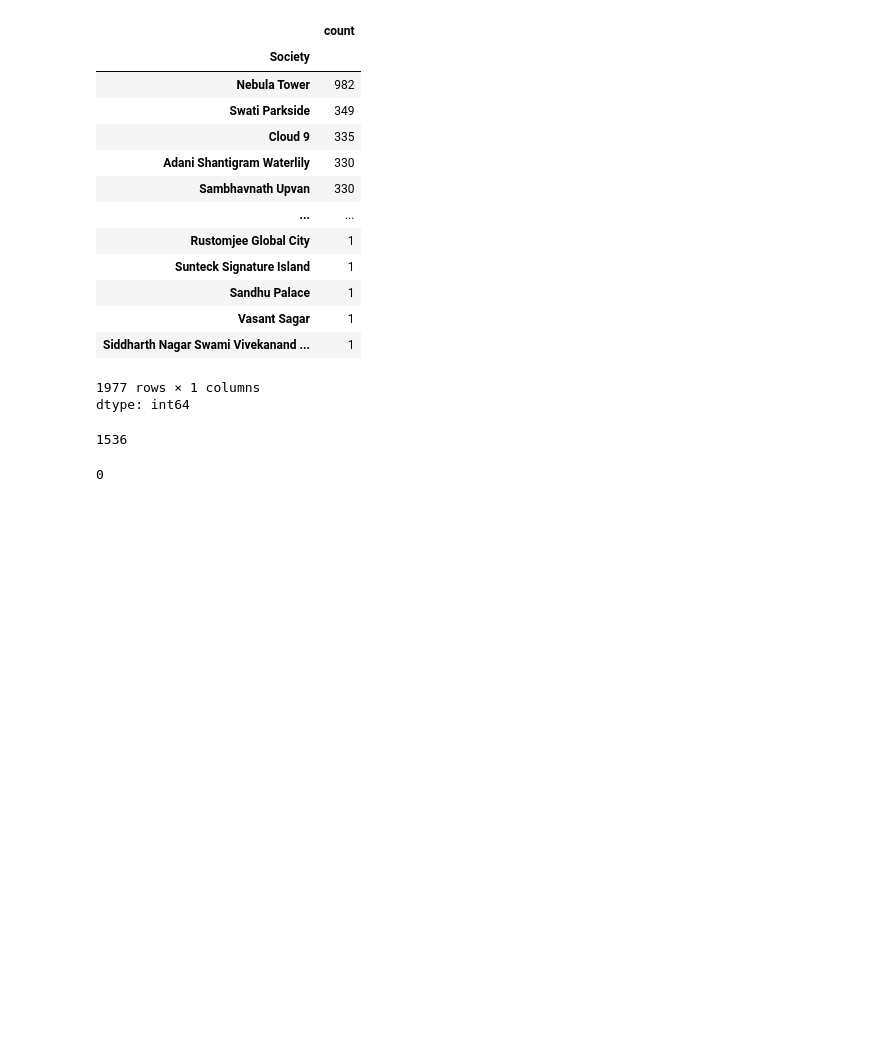
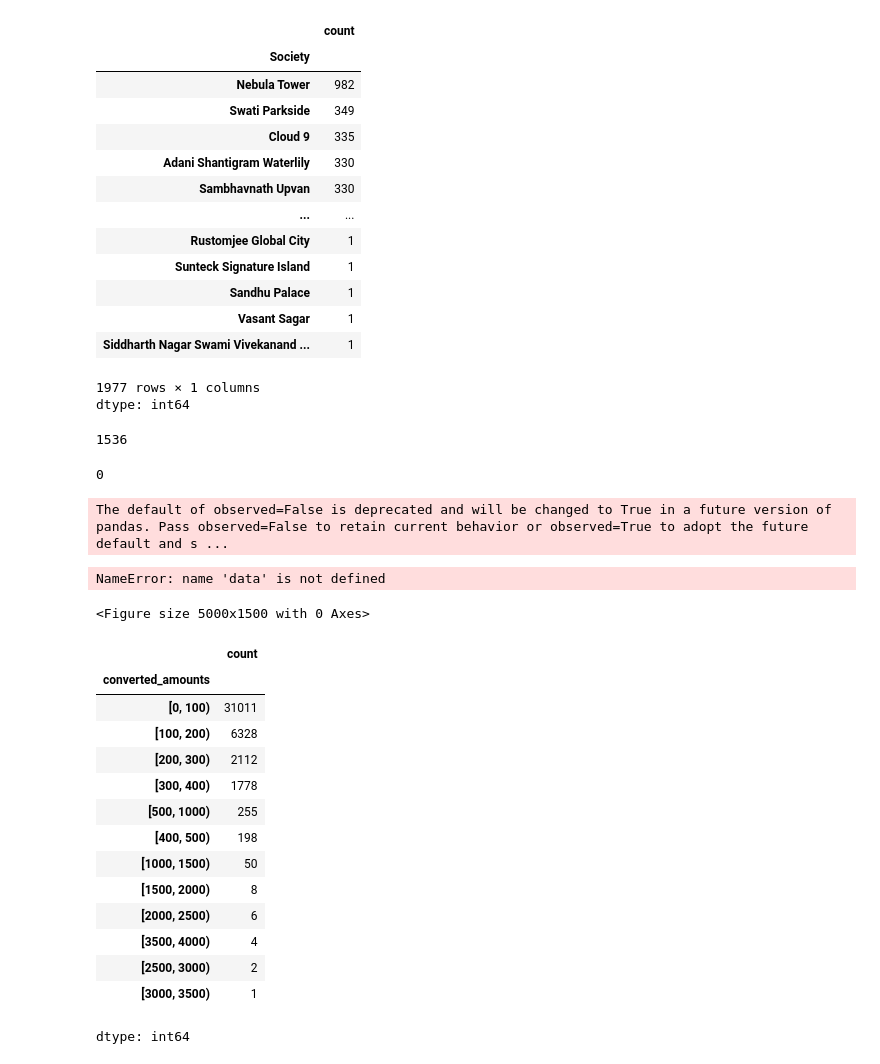
Before and after one commit to Trusha216/AI-ML-internship, a Jupyter notebook: house_prices.ipynb, the cells around one changed output. Drawn from its saved outputs; the diff is of its cells as text; code cells hidden in the pictures; blank space fills up the shorter version.

```diff
--- a/house_prices.ipynb
+++ b/house_prices.ipynb
@@ -951,0 +915,35 @@ data['Current Floor'].isna().sum()
+# %%
+df_grouped=data.groupby(['converted_amounts','location']).size().unstack(fill_value=0)
+# %% [output]
+The default of observed=False is deprecated and will be changed to True in a future version of pandas. Pass observed=False to retain current behavior or observed=True to adopt the future default and s ...
+# %%
+import matplotlib.pyplot as plt
+
+
+plt.figure(figsize=(50,15))
+#df_grouped.plot(kind='bar',stacked=True,colormap='magma',width=0.6)
+df_grouped = data.groupby([ 'Current Floor','location']).size().unstack()
+df_grouped.plot(kind='bar', stacked=True, colormap='magma')
+plt.xlabel('x')
+plt.ylabel('y')
+# %% [output]
+NameError: name 'data' is not defined
+<Figure size 5000x1500 with 0 Axes>
+# %%
+data['converted_amounts'].value_counts()
+# %% [output]
+|  | count |
+| converted_amounts |  |
+| [0, 100) | 31011 |
+| [100, 200) | 6328 |
+| [200, 300) | 2112 |
+| [300, 400) | 1778 |
+| [500, 1000) | 255 |
+| [400, 500) | 198 |
+| [1000, 1500) | 50 |
+| [1500, 2000) | 8 |
+| [2000, 2500) | 6 |
+| [3500, 4000) | 4 |
+| [2500, 3000) | 2 |
+| [3000, 3500) | 1 |
+dtype: int64
```
Also changed, not shown: parts of 34 cells of this notebook.
